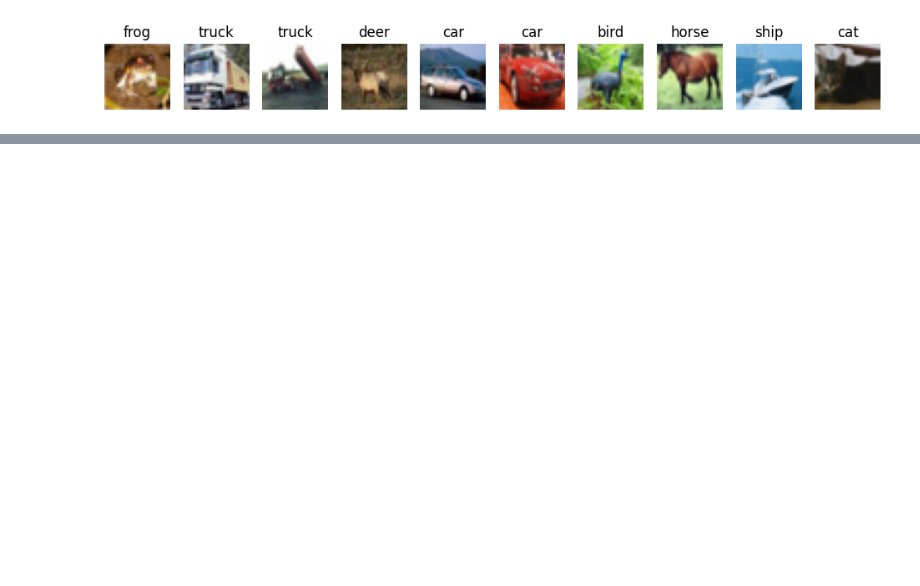
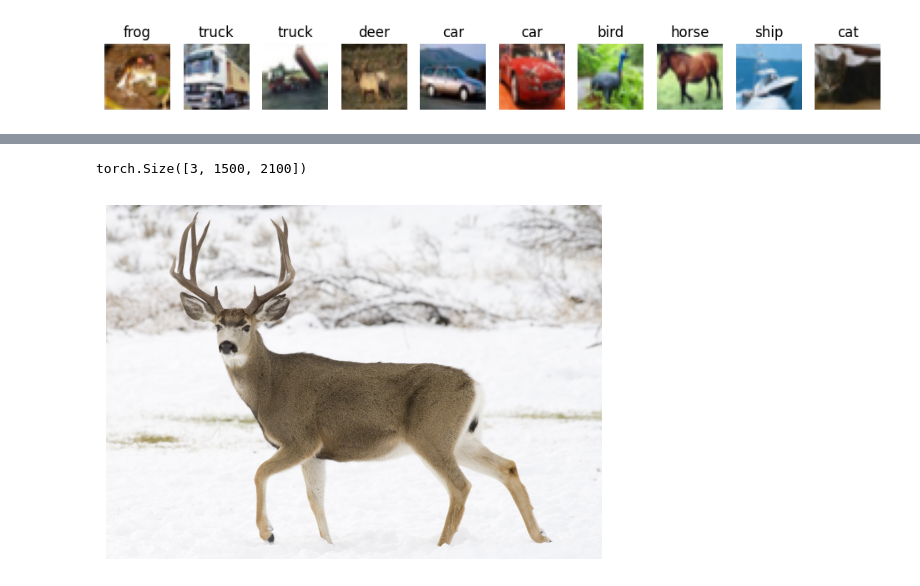
Before and after one commit to JenV-1848843/bachelorproject-iiw-inf-fooling-neural-nets, a Jupyter notebook: restart.ipynb, the cells around one changed output, grey strips where cells are left out. Cells and saved outputs as stored; diff of their text form; code cells hidden in the pictures; blank space fills up the shorter version.

```diff
--- a/restart.ipynb
+++ b/restart.ipynb
@@ -13,3 +14,9 @@ import os.path
+# %%
+def showImage(image):
+    tensor_normalized = (image - image.min()) / (image.max() - image.min())
+    plt.imshow(tensor_normalized)
+    plt.axis('off')  # Turn off axis labels
+    plt.show()
 # %%
 device = torch.device("cpu")
 if torch.cuda.is_available():
@@ -22,10 +29,10 @@ cuda
 # %%
 transform = transforms.Compose([
     transforms.ToTensor(),
-    transforms.Normalize(
-        (0.5, 0.5, 0.5),
-        (0.5, 0.5, 0.5)
-    )
+    # transforms.Normalize(
+    #     (0.5, 0.5, 0.5),
+    #     (0.5, 0.5, 0.5)
+    # )
 ])
 
 train_set = torchvision.datasets.CIFAR10(root='./data', train=True, download=True, transform=transform)
@@ -35,3 +42,5 @@ train_loader = torch.utils.data.DataLoader(train_set, batch_size=4, shuffle=True
 test_loader = torch.utils.data.DataLoader(test_set, batch_size=4,shuffle=False)
 
 classes = ('plane', 'car', 'bird', 'cat', 'deer', 'dog', 'frog', 'horse', 'ship', 'truck')
+
+print(train_loader.dataset[0])
@@ -190,4 +224,16 @@ tensor([[-11.7654, -12.3378,  -3.5300,  -1.6522,  -1.0733,  -4.6577,  -0.8500,
 net.eval()
 for param in net.parameters():
     param.requires_grad = False
+# %%
+'''
+With a higher res image
+'''
+
+pilimage = Image.open('deer.jpg')
+tensorpilimage = transform(pilimage)
+print(tensorpilimage.shape)
+showImage(tensorpilimage.permute(1, 2, 0))
+# %% [output]
+torch.Size([3, 1500, 2100])
+[figure, added]
 # %%
```
Also changed, not shown: parts of 11 cells of this notebook, 7 other files.
